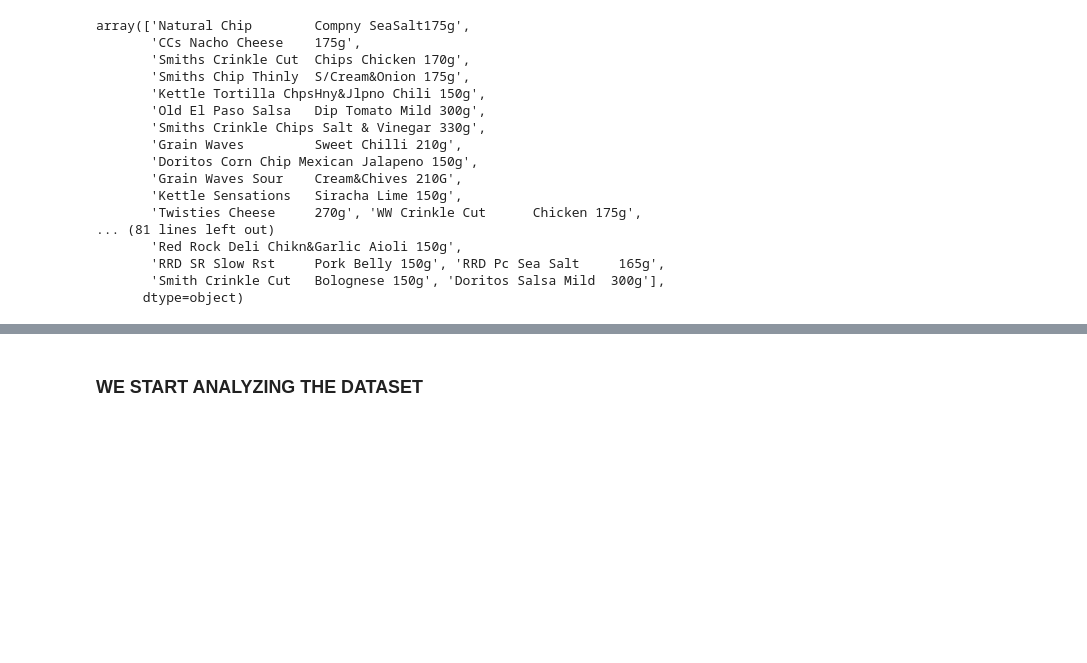
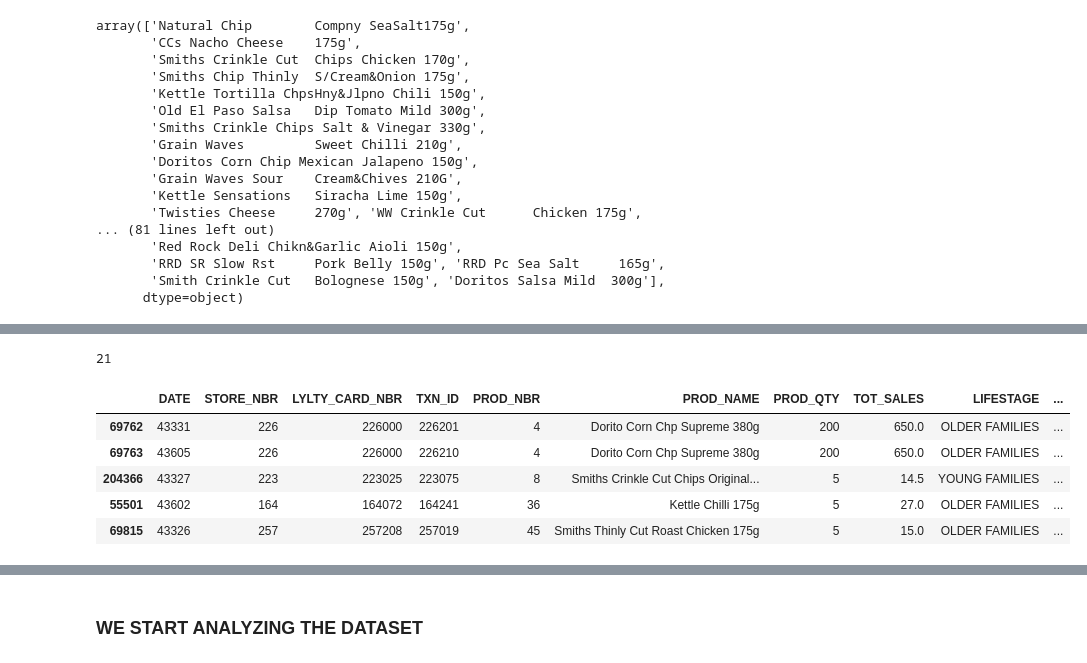
Before and after one commit to wa-le/Quantium-Forage-Virtual-Internship, a Jupyter notebook: my_quantium_vi.ipynb, the cells around one changed output, grey strips where cells are left out. Saved outputs shown, nothing was run; the diff lists cells and outputs as text; code cells hidden in the pictures; blank space fills up the shorter version.

```diff
--- a/my_quantium_vi.ipynb
+++ b/my_quantium_vi.ipynb
@@ -376,0 +454,18 @@ chip_brands = ['Natural Chip CO.', 'Ccs', 'Smiths', 'Kettle', ]
+# %%
+# 21 total unique Brand names
+len(df_chips['BRAND_NAME'].value_counts())
+# %% [output]
+21
+# %%
+# From above, we see that we have 2 outliers and the transaction was made by the same person
+# Now we remove the outliers
+
+# df_chips.sort_values(by="TOT_SALES", ascending=False).head()
+df_chips.sort_values(by="PROD_QTY", ascending=False).head()
+# %% [output]
+|  | DATE | STORE_NBR | LYLTY_CARD_NBR | TXN_ID | PROD_NBR | PROD_NAME | PROD_QTY | TOT_SALES | LIFESTAGE | ... |
+| 69762 | 43331 | 226 | 226000 | 226201 | 4 | Dorito Corn Chp Supreme 380g | 200 | 650.0 | OLDER FAMILIES | ... |
+| 69763 | 43605 | 226 | 226000 | 226210 | 4 | Dorito Corn Chp Supreme 380g | 200 | 650.0 | OLDER FAMILIES | ... |
+| 204366 | 43327 | 223 | 223025 | 223075 | 8 | Smiths Crinkle Cut Chips Original... | 5 | 14.5 | YOUNG FAMILIES | ... |
+| 55501 | 43602 | 164 | 164072 | 164241 | 36 | Kettle Chilli 175g | 5 | 27.0 | OLDER FAMILIES | ... |
+| 69815 | 43326 | 257 | 257208 | 257019 | 45 | Smiths Thinly Cut Roast Chicken 175g | 5 | 15.0 | OLDER FAMILIES | ... |
```
Also changed, not shown: parts of 9 cells of this notebook.
